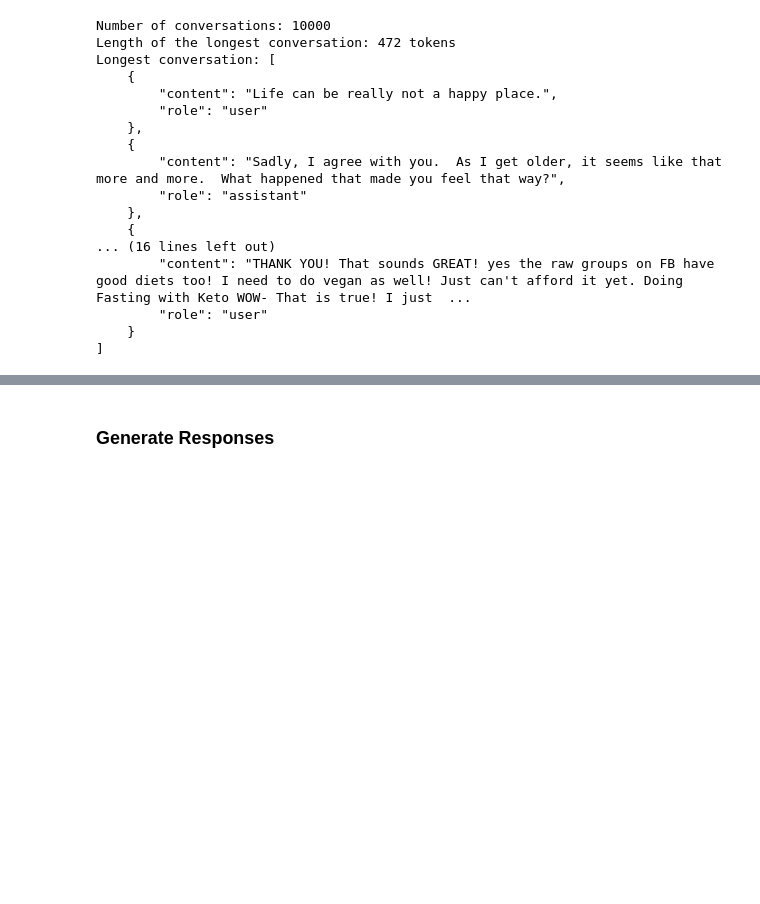
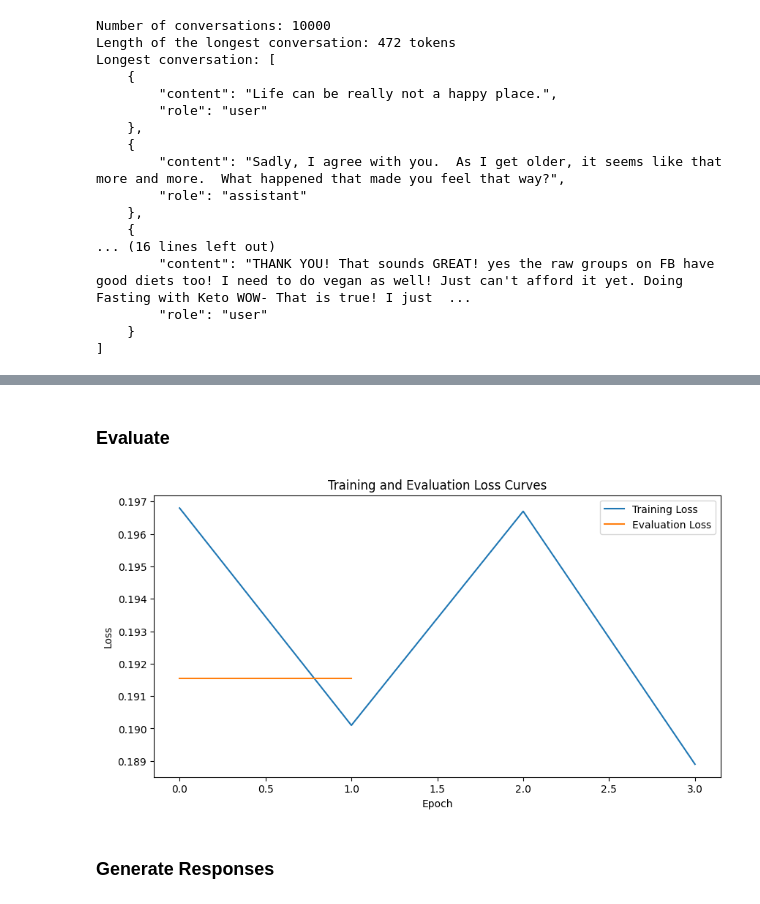
Before and after one commit to hcnimi/mental_health_chatbot, a Jupyter notebook: main.ipynb, the cells around one changed output, grey strips where cells are left out. Saved outputs shown, nothing was run; the diff lists cells and outputs as text; code cells hidden in the pictures; blank space fills up the shorter version.

```diff
--- a/main.ipynb
+++ b/main.ipynb
@@ -300,0 +575,6 @@ plt.show()
+# %%
+trainer.train()
+
+# Save the fine-tuned model and tokenizer
+model.save_pretrained('./fine_tuned_distilgpt2')
+tokenizer.save_pretrained('./fine_tuned_distilgpt2')
@@ -301,3 +587,27 @@ plt.show()
+# %% [markdown]
+### Evaluate
+# %%
+import matplotlib.pyplot as plt
+
+# Evaluate the model
+trainer.evaluate()
+
+# Extract training and evaluation metrics
+train_loss = trainer.state.log_history
+eval_loss = [entry['eval_loss'] for entry in train_loss if 'eval_loss' in entry]
+train_loss = [entry['loss'] for entry in train_loss if 'loss' in entry]
+
+# Plot the training and evaluation loss curves
+plt.figure(figsize=(10, 5))
+plt.plot(train_loss, label='Training Loss')
+plt.plot(eval_loss, label='Evaluation Loss')
+plt.xlabel('Epoch')
+plt.ylabel('Loss')
+plt.title('Training and Evaluation Loss Curves')
+plt.legend()
+plt.show()
+# %% [output]
+[figure, added]
 # %% [markdown]
 ### Generate Responses
 # %%
```
Also changed, not shown: parts of 25 cells of this notebook, 1 other file.
